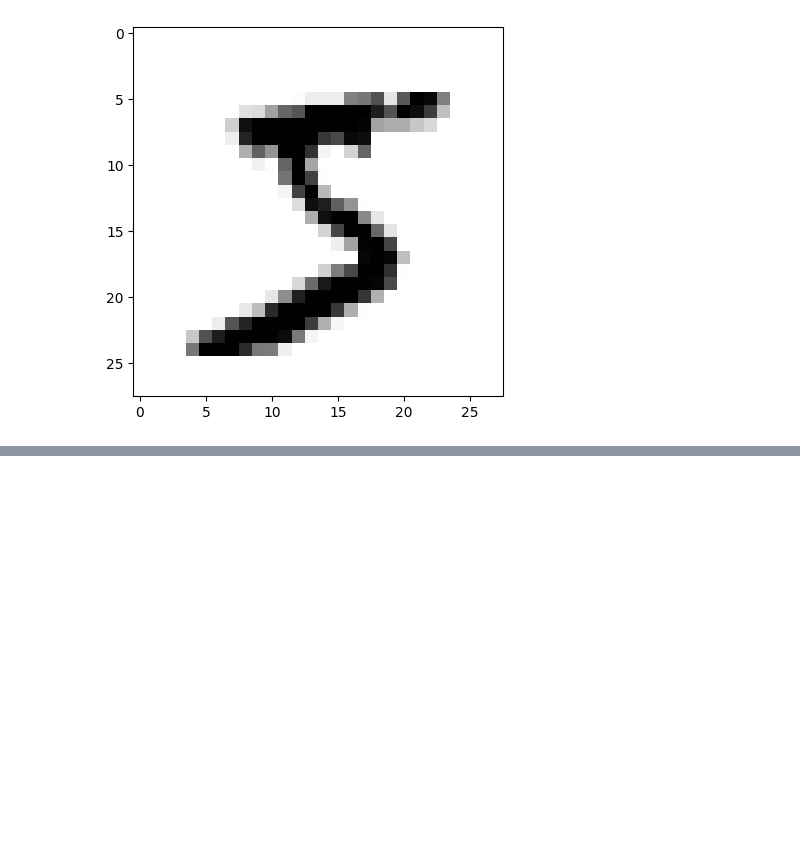
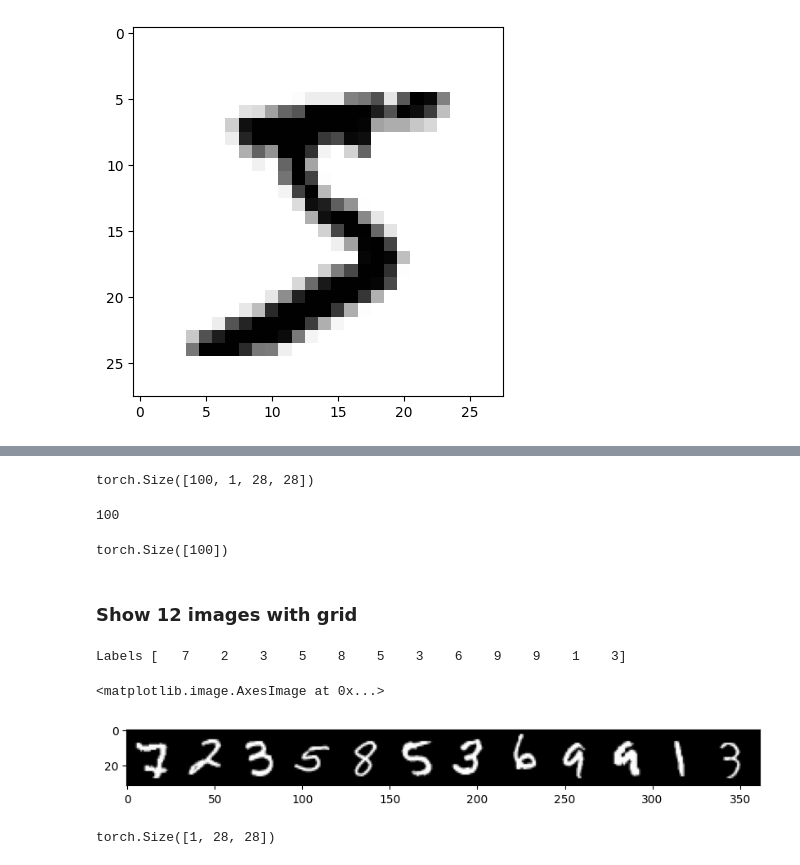
Before and after one commit to Zahed-Golabi/Pytorch, a Jupyter notebook: 03- Convolutional Neural Networks/MNIST with ANN.ipynb, the cells around one changed output, grey strips where cells are left out. Drawn from its saved outputs; the diff is of its cells as text; code cells hidden in the pictures; blank space fills up the shorter version.

Commit message:
create batches with dataloader

```diff
--- a/03- Convolutional Neural Networks/MNIST with ANN.ipynb
+++ b/03- Convolutional Neural Networks/MNIST with ANN.ipynb
@@ -108,0 +113,6 @@ plt.imshow(image.reshape(28,28,1), cmap="gray_r")
+# %%
+torch.manual_seed(101)
+
+train_loader = DataLoader(train_data, batch_size=100, shuffle=True)
+
+test_loader = DataLoader(test_data, batch_size=500, shuffle=False)
@@ -108,0 +122,31 @@ plt.imshow(image.reshape(28,28,1), cmap="gray_r")
+# %%
+# First Batch    60,000 / 100 = 600 batches
+for images, labels in train_loader:
+  break
+# %%
+images.shape
+# %% [output]
+torch.Size([100, 1, 28, 28])
+# %%
+len(images)
+# %% [output]
+100
+# %%
+labels.shape
+# %% [output]
+torch.Size([100])
+# %% [markdown]
+### Show 12 images with grid
+# %%
+# Print the first 12 labels
+print("Labels", labels[0:12].numpy())
+
+# Print the first 12 images
+image = make_grid(images[0:12], nrow=12)
+plt.figure(figsize=(10,4))
+# transpose the images from CWH to WHC
+plt.imshow(np.transpose(image.numpy(), (1,2,0)))
+# %% [output]
+Labels [   7    2    3    5    8    5    3    6    9    9    1    3]
+<matplotlib.image.AxesImage at 0x...>
+[figure, added]
@@ -108,0 +155,4 @@ plt.imshow(image.reshape(28,28,1), cmap="gray_r")
+# %%
+img.shape
+# %% [output]
+torch.Size([1, 28, 28])
```
Also changed, not shown: parts of 7 cells of this notebook.
